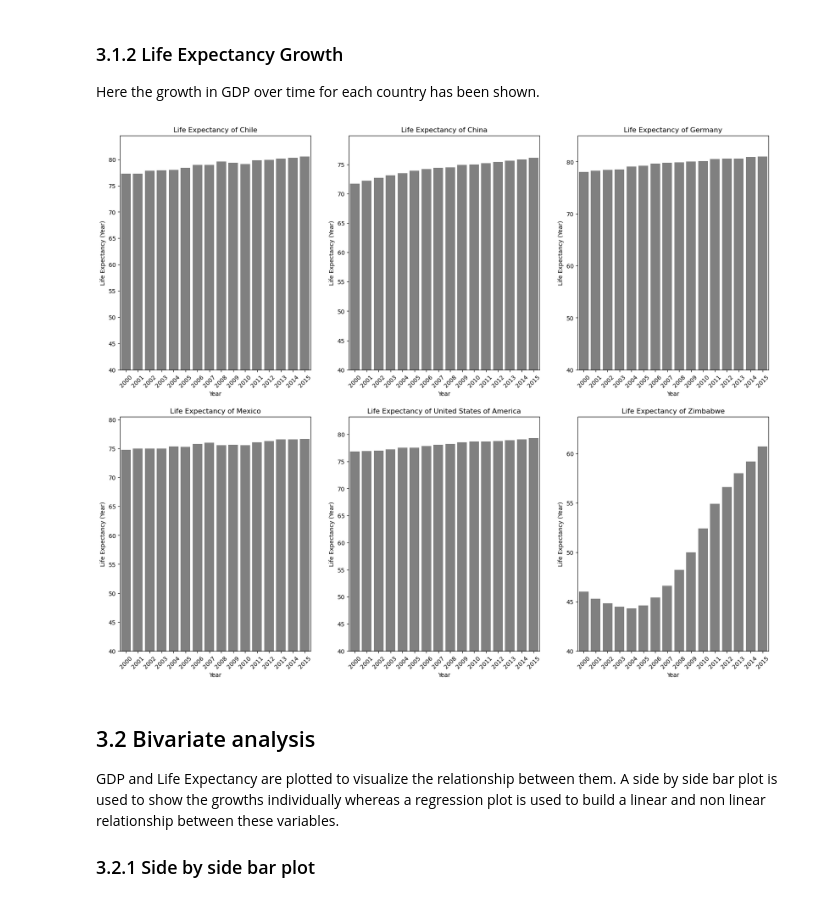
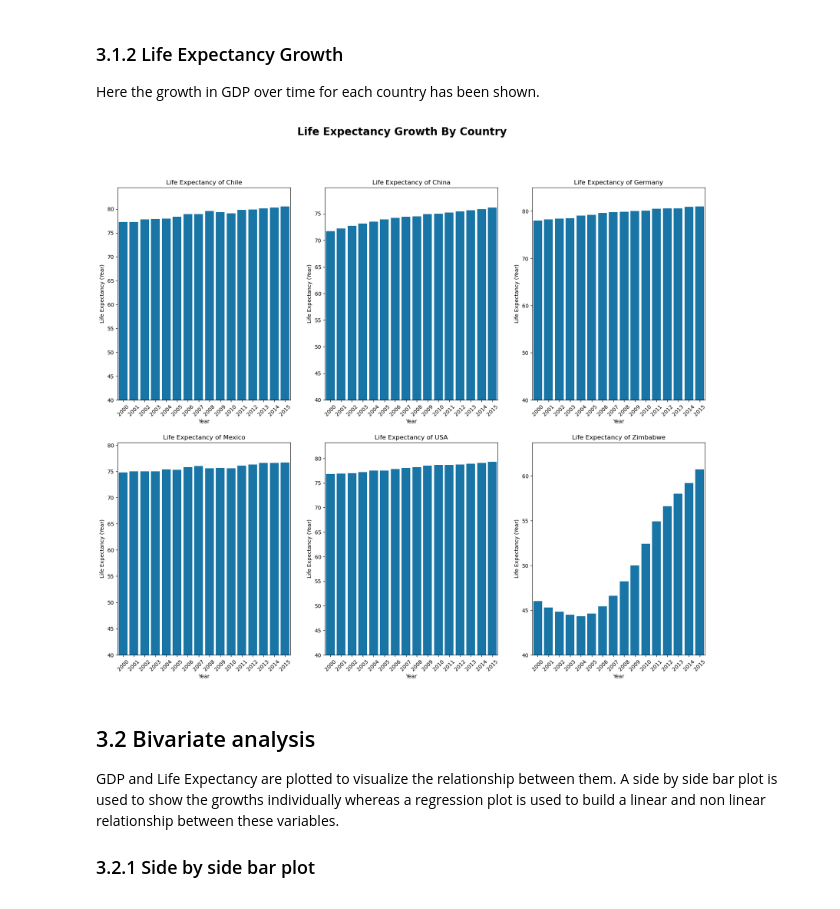
Before and after one commit to taharat-amin/life_expectancy_and_gdp_analysis, a Jupyter notebook: life_expectancy_gdp.ipynb, the cells around one changed output. Saved outputs shown, nothing was run; the diff lists cells and outputs as text; code cells hidden in the pictures.

```diff
--- a/life_expectancy_gdp.ipynb
+++ b/life_expectancy_gdp.ipynb
@@ -19,6 +23,7 @@ data = pd.read_csv('all_data.csv')
 # Column renamed for easier typing
 data = data.rename(
     columns={'Life expectancy at birth (years)': 'Life_Expectancy'})
+data['Country'] = data['Country'].replace('United States of America', 'USA')
 data.info()
 # %% [output]
 <class 'pandas.core.frame.DataFrame'>
@@ -108 +113,5 @@ Zimbabwe                    50.09375
 Name: Life_Expectancy, dtype: float64
+# %%
+for country in data['Country'].unique():
+    dataset = data[data['Country'] == country]
+    print(f'Country: {country}, Coefficient: {pearsonr(x=dataset['GDP'], y=dataset['Life_Expectancy'])}')
@@ -119,16 +135,20 @@ Individual variables are plotted to easily overview the data. The GDP growth as
 
 Here the growth in GDP over time for each country has been shown.
 # %%
-plt.figure(figsize=(20, 16))
+
+fig = plt.figure(figsize=(20, 16))
+fig.suptitle('GDP Growth By Country', weight='bold', size=20)
 countries = data['Country'].unique()
 for i in range(0, 6):
     country = countries[i]
     plt.subplot(2, 3, i+1)
-    sns.barplot(data=data[data['Country'] == country], x='Year', y='GDP')
+    sns.barplot(data=data[data['Country'] == country], x='Year', y='GDP', color='#81689D')
     plt.title(f'GDP of {country}')
     plt.xlabel('Year')
     plt.ylabel('GDP (Billion USD)')
     plt.xticks(rotation=45)
 
-plt.savefig('gdp_growth')
+plt.savefig('visuals/gdp_growth.png')
+plt.show()
+plt.clf()
 # %% [output]
@@ -138,21 +159,22 @@ plt.savefig('gdp_growth')
 
 Here the growth in GDP over time for each country has been shown.
 # %%
-plt.figure(figsize=(20, 16))
+fig = plt.figure(figsize=(20, 16))
+fig.suptitle('Life Expectancy Growth By Country', weight='bold', size=20)
 countries = data['Country'].unique()
 for i in range(0, 6):
     country = countries[i]
     plt.subplot(2, 3, i+1)
-    sns.barplot(data=data[data['Country'] == country], x='Year', y='Life_Expectancy', color='grey')
+    sns.barplot(data=data[data['Country'] == country], x='Year', y='Life_Expectancy', color='#007CBE')
     plt.title(f'Life Expectancy of {country}')
     plt.xlabel('Year')
     plt.ylabel('Life Expectancy (Year)')
     plt.ylim(40, None)
     plt.xticks(rotation=45)
 
-plt.savefig('life_growth')
+plt.savefig('visuals/life_growth.png')
 # %% [output]
-[figure, old version]
+[figure, new version]
 # %% [markdown]
 ## 3.2 Bivariate analysis
 
```
Also changed, not shown: parts of 12 cells of this notebook, 17 other files.
